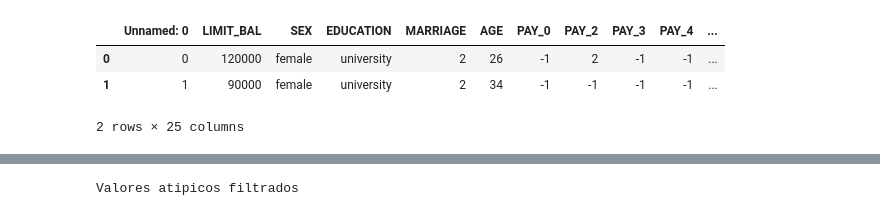
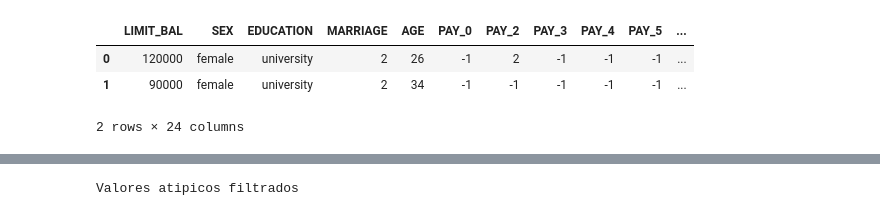
Before and after one commit to karina-salazar12/Analisis-Datos, a Jupyter notebook: EDA_BANCOUNO.ipynb, the cells around one changed output, grey strips where cells are left out. Saved outputs shown, nothing was run; the diff lists cells and outputs as text; code cells hidden in the pictures.

```diff
--- a/EDA_BANCOUNO.ipynb
+++ b/EDA_BANCOUNO.ipynb
@@ -26,13 +18,13 @@ from sklearn.preprocessing import StandardScaler
 from sklearn.decomposition import PCA
 # %%
 dfCredito =pd.read_excel("DataSet_ETL.xlsx")
-
+dfCredito.drop(["Unnamed: 0", "Unnamed: 0.1"],axis=1, inplace=True)
 dfCredito.head(2)
 # %% [output]
-|  | Unnamed: 0 | LIMIT_BAL | SEX | EDUCATION | MARRIAGE | AGE | PAY_0 | PAY_2 | PAY_3 | PAY_4 | ... |
-| 0 | 0 | 120000 | female | university | 2 | 26 | -1 | 2 | -1 | -1 | ... |
-| 1 | 1 | 90000 | female | university | 2 | 34 | -1 | -1 | -1 | -1 | ... |
+|  | LIMIT_BAL | SEX | EDUCATION | MARRIAGE | AGE | PAY_0 | PAY_2 | PAY_3 | PAY_4 | PAY_5 | ... |
+| 0 | 120000 | female | university | 2 | 26 | -1 | 2 | -1 | -1 | -1 | ... |
+| 1 | 90000 | female | university | 2 | 34 | -1 | -1 | -1 | -1 | -1 | ... |
-2 rows × 25 columns
+2 rows × 24 columns
 # %%
 dfCredito.describe()
 # %% [output]
```
Also changed, not shown: parts of 6 cells of this notebook.
